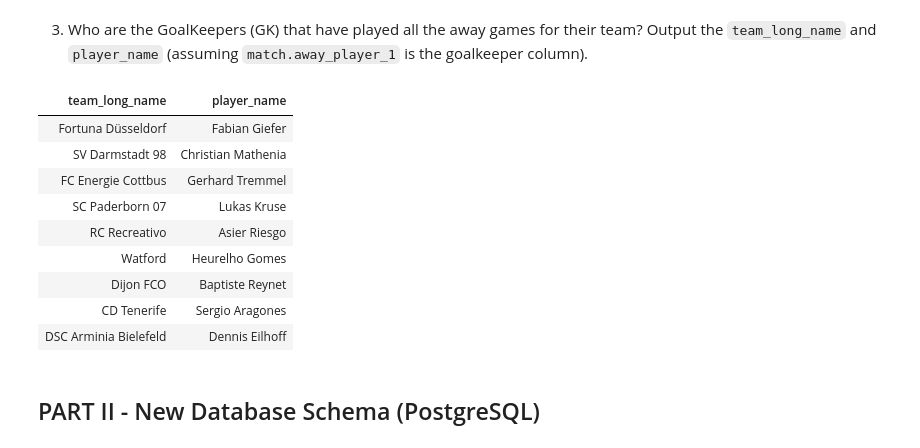
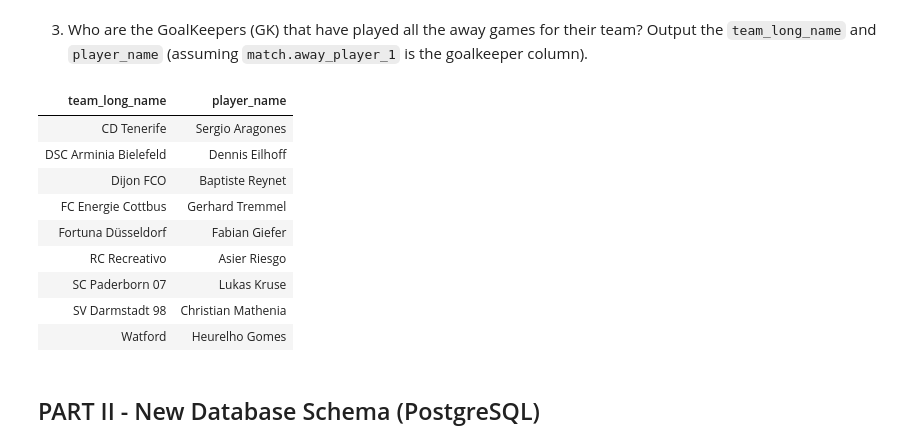
Before and after one commit to MargaridaEstrela/ISDB, a Jupyter notebook: 2 P2 Project/G2-p2-project.ipynb, the cells around one changed output. Cells and saved outputs as stored; diff of their text form; code cells hidden in the pictures.

```diff
--- a/2 P2 Project/G2-p2-project.ipynb
+++ b/2 P2 Project/G2-p2-project.ipynb
@@ -100,43 +100,47 @@ WITH matches_by_player AS (
     FROM
         match m
     GROUP BY
         m.away_team_api_id, m.away_player_1
 ),
 total_matches AS (
     SELECT
         away_team_api_id,
         COUNT(*) AS total_match_count
     FROM
         match
     GROUP BY
         away_team_api_id
 )
 SELECT
     t.team_long_name,
     p.player_name
 FROM
     matches_by_player mp
 JOIN
     total_matches tm
     ON mp.away_team_api_id = tm.away_team_api_id
     AND mp.player_match_count = tm.total_match_count
 JOIN
     team t
     ON t.team_api_id = mp.away_team_api_id
 JOIN
     player p
-    ON p.player_api_id = mp.away_player_1;
+    ON p.player_api_id = mp.away_player_1
+
+ORDER BY
+team_long_name,
+player_name;
 # %% [output]
 | team_long_name | player_name |
-| Fortuna Düsseldorf | Fabian Giefer |
-| SV Darmstadt 98 | Christian Mathenia |
-| FC Energie Cottbus | Gerhard Tremmel |
-| SC Paderborn 07 | Lukas Kruse |
-| RC Recreativo | Asier Riesgo |
-| Watford | Heurelho Gomes |
-| Dijon FCO | Baptiste Reynet |
 | CD Tenerife | Sergio Aragones |
 | DSC Arminia Bielefeld | Dennis Eilhoff |
+| Dijon FCO | Baptiste Reynet |
+| FC Energie Cottbus | Gerhard Tremmel |
+| Fortuna Düsseldorf | Fabian Giefer |
+| RC Recreativo | Asier Riesgo |
+| SC Paderborn 07 | Lukas Kruse |
+| SV Darmstadt 98 | Christian Mathenia |
+| Watford | Heurelho Gomes |
 # %% [markdown]
 ## PART II - New Database Schema (PostgreSQL)
 # %% [markdown]
```
Also changed, not shown: parts of 4 cells of this notebook, 3 other files.
